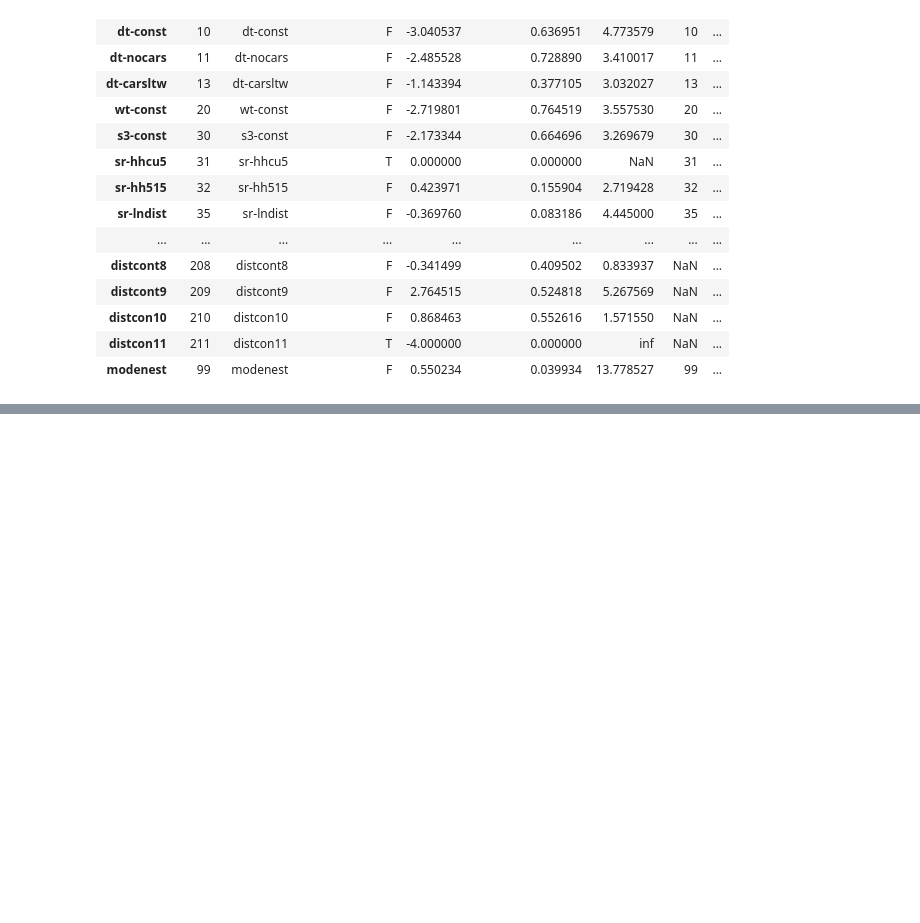
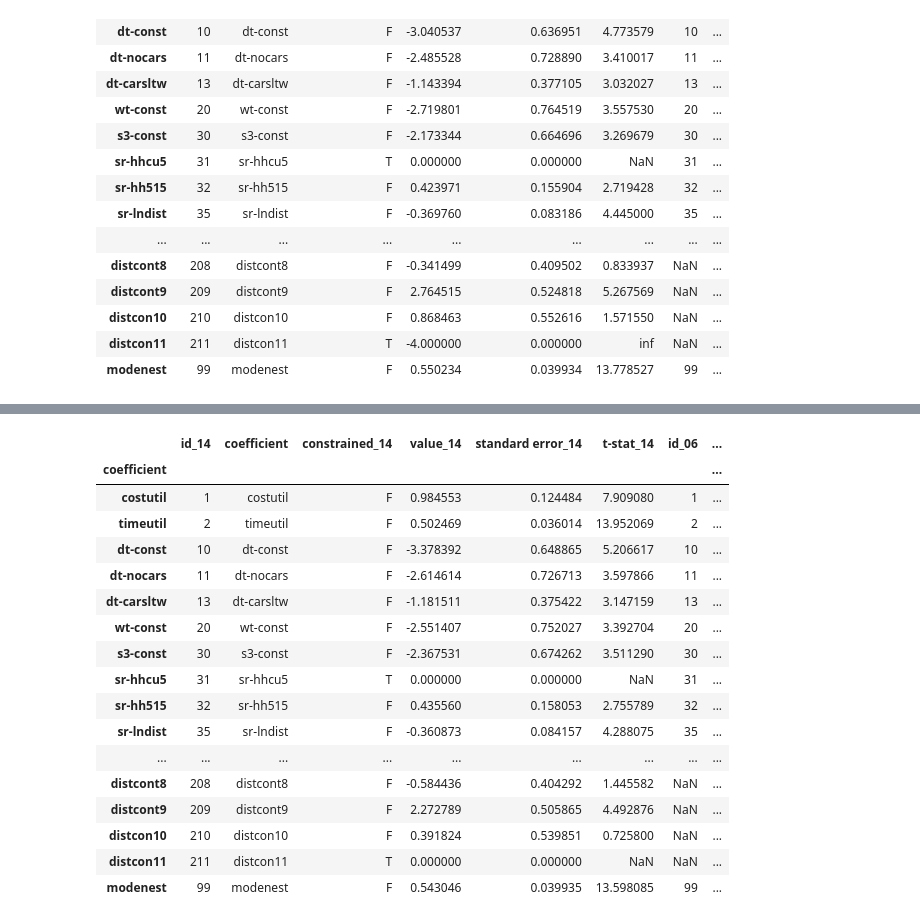
Before and after one commit to psrc/travel-modeling, a Jupyter notebook: estimation/work-tour-mode.ipynb, the cells around one changed output, grey strips where cells are left out. Saved outputs shown, nothing was run; the diff lists cells and outputs as text; code cells hidden in the pictures; blank space fills up the shorter version.

```diff
--- a/estimation/work-tour-mode.ipynb
+++ b/estimation/work-tour-mode.ipynb
@@ -54,0 +76,21 @@ df
+# %%
+df
+# %% [output]
+|  | id_14 | coefficient | constrained_14 | value_14 | standard error_14 | t-stat_14 | id_06 | ... |
+| coefficient |  |  |  |  |  |  |  | ... |
+| costutil | 1 | costutil | F | 0.984553 | 0.124484 | 7.909080 | 1 | ... |
+| timeutil | 2 | timeutil | F | 0.502469 | 0.036014 | 13.952069 | 2 | ... |
+| dt-const | 10 | dt-const | F | -3.378392 | 0.648865 | 5.206617 | 10 | ... |
+| dt-nocars | 11 | dt-nocars | F | -2.614614 | 0.726713 | 3.597866 | 11 | ... |
+| dt-carsltw | 13 | dt-carsltw | F | -1.181511 | 0.375422 | 3.147159 | 13 | ... |
+| wt-const | 20 | wt-const | F | -2.551407 | 0.752027 | 3.392704 | 20 | ... |
+| s3-const | 30 | s3-const | F | -2.367531 | 0.674262 | 3.511290 | 30 | ... |
+| sr-hhcu5 | 31 | sr-hhcu5 | T | 0.000000 | 0.000000 | NaN | 31 | ... |
+| sr-hh515 | 32 | sr-hh515 | F | 0.435560 | 0.158053 | 2.755789 | 32 | ... |
+| sr-lndist | 35 | sr-lndist | F | -0.360873 | 0.084157 | 4.288075 | 35 | ... |
+| ... | ... | ... | ... | ... | ... | ... | ... | ... |
+| distcont8 | 208 | distcont8 | F | -0.584436 | 0.404292 | 1.445582 | NaN | ... |
+| distcont9 | 209 | distcont9 | F | 2.272789 | 0.505865 | 4.492876 | NaN | ... |
+| distcon10 | 210 | distcon10 | F | 0.391824 | 0.539851 | 0.725800 | NaN | ... |
+| distcon11 | 211 | distcon11 | T | 0.000000 | 0.000000 | NaN | NaN | ... |
+| modenest | 99 | modenest | F | 0.543046 | 0.039935 | 13.598085 | 99 | ... |
```
Also changed, not shown: parts of 5 cells of this notebook, 1 other file.
